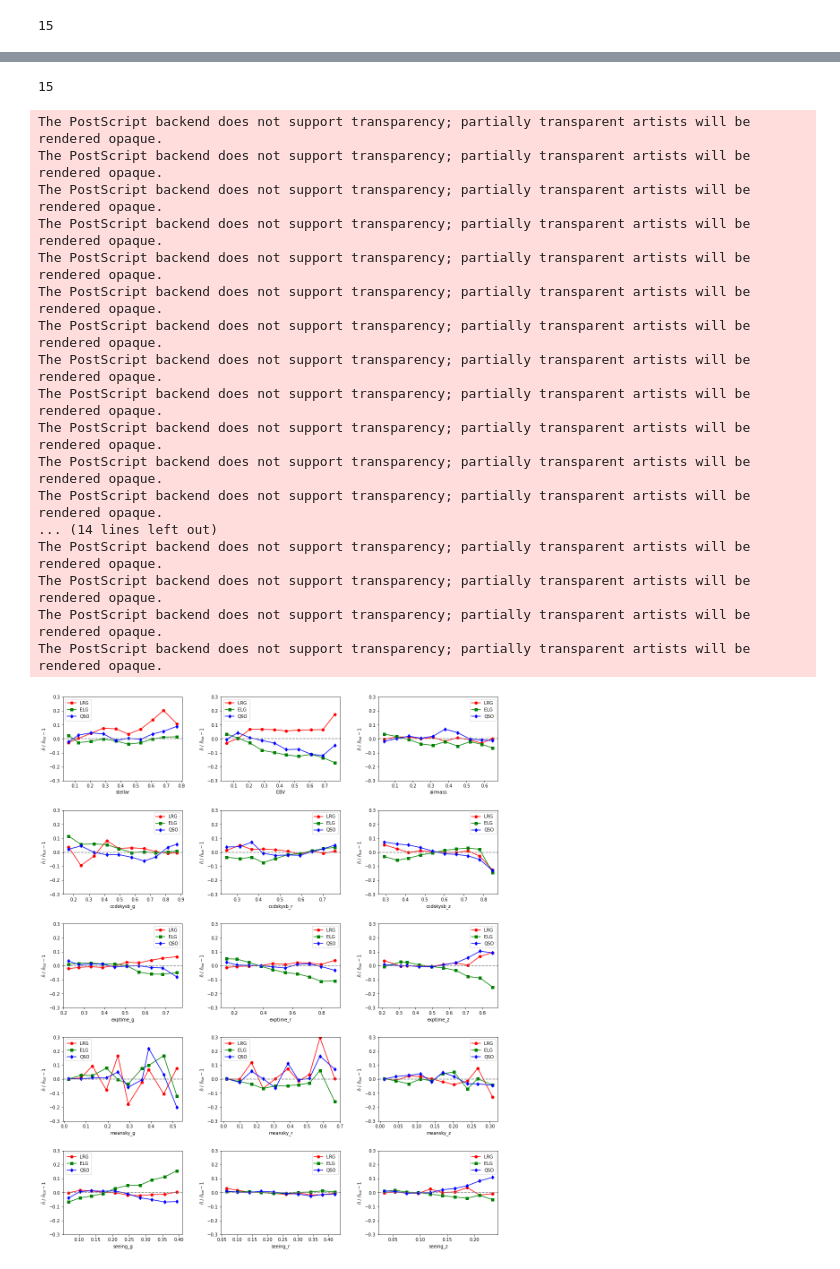
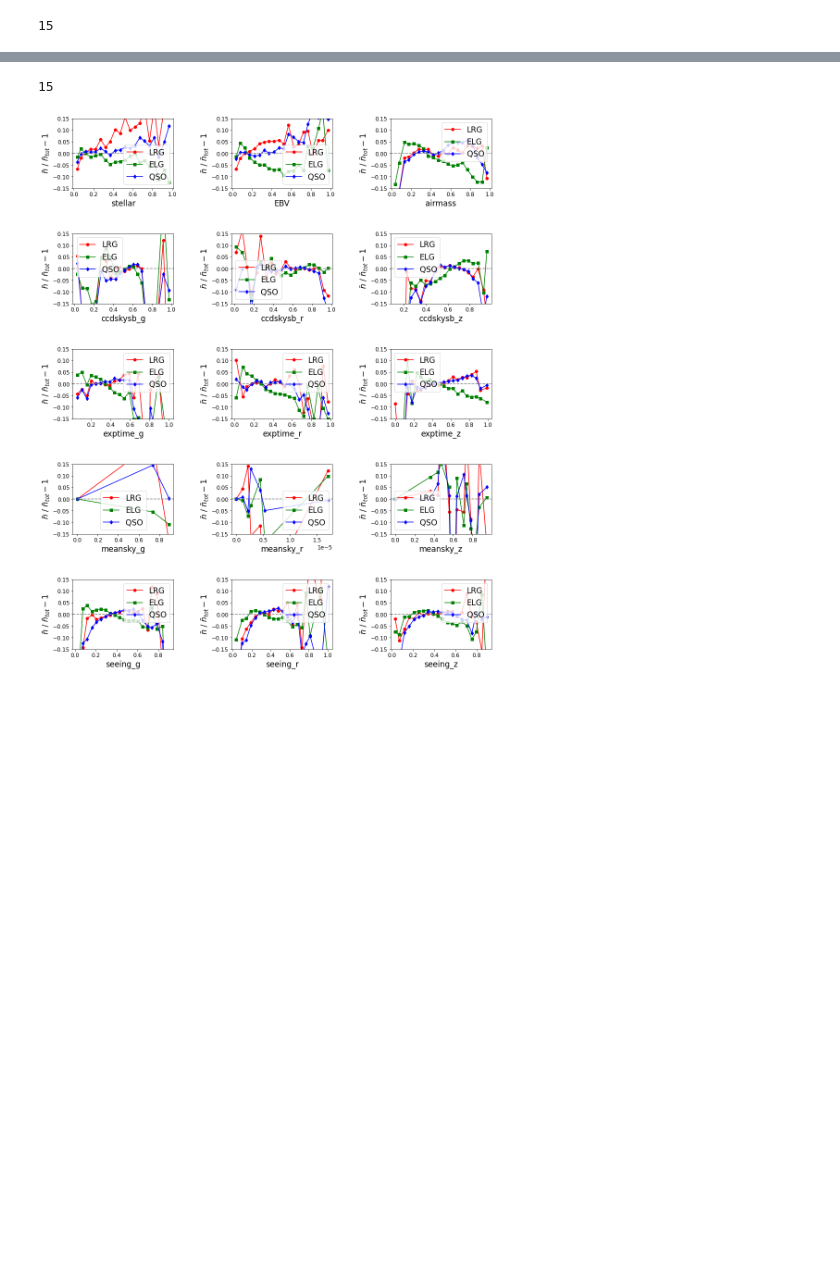
Before and after one commit to elleggert/astrostatistics, a Jupyter notebook: models/regression/reg_evaluation.ipynb, the cells around one changed output, grey strips where cells are left out. Saved outputs shown, nothing was run; the diff lists cells and outputs as text; code cells hidden in the pictures; blank space fills up the shorter version.

```diff
--- a/models/regression/reg_evaluation.ipynb
+++ b/models/regression/reg_evaluation.ipynb
@@ -106,7 +106,7 @@ print(len(df_sort))
 print(len(col))
 nrows = 5
 ncols = 3
-fig, ax = plt.subplots(nrows=nrows, ncols=ncols, figsize=(15,18))
+fig, ax = plt.subplots(nrows=nrows, ncols=ncols, figsize=(16,18))
 #plt.title("Raw Test Set Systematics Dependency - North")
 #fig = plt.figure()
 i = 0
@@ -132,6 +132,18 @@ for ax in ax.flatten():
     plt.ylim([-0.25, 0.25])
     plt.xlabel(x_label)
     plt.ylabel(r'$\bar n \  / \  \bar n_{tot} - 1 $')
+    SMALL_SIZE = 8
+    MEDIUM_SIZE = 12
+    BIGGER_SIZE = 17
+
+    plt.rc('font', size=BIGGER_SIZE)          # controls default text sizes
+    plt.rc('axes', titlesize=BIGGER_SIZE)     # fontsize of the axes title
+    plt.rc('axes', labelsize=BIGGER_SIZE)    # fontsize of the x and y labels
+    plt.rc('xtick', labelsize=MEDIUM_SIZE)    # fontsize of the tick labels
+    plt.rc('ytick', labelsize=MEDIUM_SIZE)    # fontsize of the tick labels
+    plt.rc('legend', fontsize=MEDIUM_SIZE)    # legend fontsize
+    plt.rc('figure', titlesize=MEDIUM_SIZE)
+
     plt.legend()
 
     i += 1
@@ -192,8 +228,11 @@ Index(['pixel_id', 'lrg', 'elg', 'qso', 'exposures', 'stellar', 'EBV',
       dtype='object')
 # %%
 rem = ['exposures','pixel_id', 'lrg', 'elg', 'qso','lrg_lin', 'elg_lin', 'qso_lin',
-       'lrg_density', 'elg_density', 'qso_density', 'bin', 'lrg_lin_density',
-       'elg_lin_density', 'qso_lin_density']
+       'lrg_deep', 'elg_deep', 'qso_deep', 'lrg_nn', 'elg_nn', 'qso_nn',
+       'lrg_density', 'elg_density', 'qso_density', 'lrg_lin_density',
+       'elg_lin_density', 'qso_lin_density', 'lrg_nn_density',
+       'elg_nn_density', 'qso_nn_density', 'lrg_deep_density',
+       'elg_deep_density', 'qso_deep_density']
 col = list(df_test_north.columns)
 col = [x for x in col if x not in rem]
 print(len(col))
@@ -216,59 +439,49 @@ print(len(df_sort))
 # %%
-area = "north"
+
+df_test_south['lrg_density'] = (df_test_south['lrg']/df_test_south.lrg.mean()) - 1
+df_test_south['elg_density'] = (df_test_south['elg']/df_test_south.elg.mean()) - 1
+df_test_south['qso_density'] = (df_test_south['qso']/df_test_south.qso.mean()) - 1
+df_test_south['lrg_lin_density'] = (df_test_south['lrg_lin']/df_test_south.lrg.mean()) - 1
+df_test_south['elg_lin_density'] = (df_test_south['elg_lin']/df_test_south.elg.mean()) - 1
+df_test_south['qso_lin_density'] = (df_test_south['qso_lin']/df_test_south.qso.mean()) - 1
+area = "south"
 print(len(col))
 nrows = 5
 ncols = 3
 fig, ax = plt.subplots(nrows=nrows, ncols=ncols, figsize=(15,18))
 #plt.title("Raw Test Set Systematics Dependency - North")
 #fig = plt.figure()
 i = 0
 for ax in ax.flatten():
     x_label = col[i]
-    df_sort['bin'] = pd.cut(df_sort[x_label], bins=10, labels=False, duplicates='drop', include_lowest=True)
-    #df_test_north['bin'] = pd.qcut(df_test_north[x_label], q=15, labels=False, duplicates='drop')
+    df_test_south['bin'] = pd.cut(df_test_south[x_label], bins=20, labels=False, duplicates='drop', include_lowest=True)
+    #df_test_south['bin'] = pd.qcut(df_test_south[x_label], q=15, labels=False, duplicates='drop')
     """print(x_label)
-    print(df_sort['bin'].value_counts())
+    print(df_test_south['bin'].value_counts())
     i += 1
     continue"""
-    grouped = df_sort.groupby('bin')
+    grouped = df_test_south.groupby('bin')
     x = grouped[x_label].mean()
     lrg = grouped['lrg_density'].mean()
     elg = grouped['elg_density'].mean()
     qso = grouped['qso_density'].mean()
 
     plt.axes(ax)
     plt.plot(x,lrg, c='red', marker='o', label="LRG")
     plt.plot(x, elg, c='green', marker='s', label="ELG")
     plt.plot(x, qso, c='blue', marker='d', label="QSO")
     plt.axhline(y=0, color='gray', linestyle='--')
-    plt.ylim([-0.3, 0.3])
+    plt.ylim([-0.15, 0.15])
     plt.xlabel(x_label)
     plt.ylabel(r'$\bar n \  / \  \bar n_{tot} - 1 $')
     plt.legend()
 
     i += 1
 
 #plt.suptitle("Impact of Imaging Systematics on Galaxy Density - North")
 fig.tight_layout(pad=3.0)
-plt.savefig(f"report_fig/{area}_sys_test.eps", bbox_inches='tight', format='eps', dpi=1200)
+#plt.savefig(f"report_fig/{area}_sys_test.eps", bbox_inches='tight', format='eps', dpi=1200)
 plt.show()
 # %% [output]
 15
-The PostScript backend does not support transparency; partially transparent artists will be rendered opaque.
-The PostScript backend does not support transparency; partially transparent artists will be rendered opaque.
-The PostScript backend does not support transparency; partially transparent artists will be rendered opaque.
-The PostScript backend does not support transparency; partially transparent artists will be rendered opaque.
-The PostScript backend does not support transparency; partially transparent artists will be rendered opaque.
-The PostScript backend does not support transparency; partially transparent artists will be rendered opaque.
-The PostScript backend does not support transparency; partially transparent artists will be rendered opaque.
-The PostScript backend does not support transparency; partially transparent artists will be rendered opaque.
-The PostScript backend does not support transparency; partially transparent artists will be rendered opaque.
-The PostScript backend does not support transparency; partially transparent artists will be rendered opaque.
-The PostScript backend does not support transparency; partially transparent artists will be rendered opaque.
-The PostScript backend does not support transparency; partially transparent artists will be rendered opaque.
-... (14 lines left out)
-The PostScript backend does not support transparency; partially transparent artists will be rendered opaque.
-The PostScript backend does not support transparency; partially transparent artists will be rendered opaque.
-The PostScript backend does not support transparency; partially transparent artists will be rendered opaque.
-The PostScript backend does not support transparency; partially transparent artists will be rendered opaque.
-[figure, old version]
+[figure, new version]
```
Also changed, not shown: parts of 19 cells of this notebook, 1 other file.
